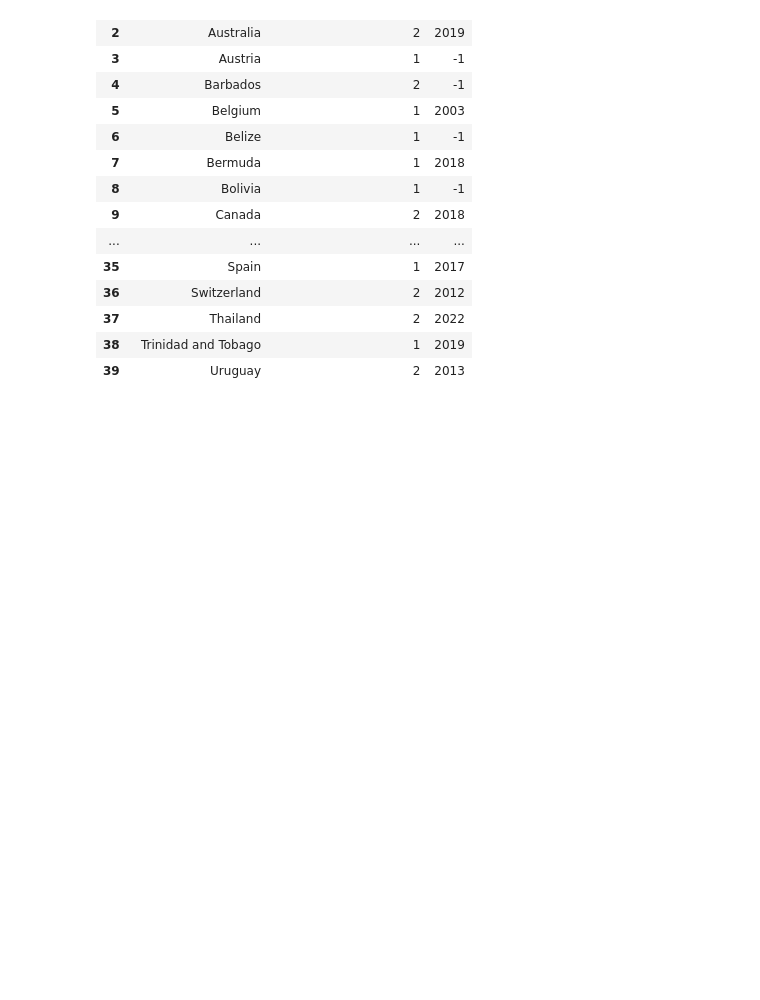
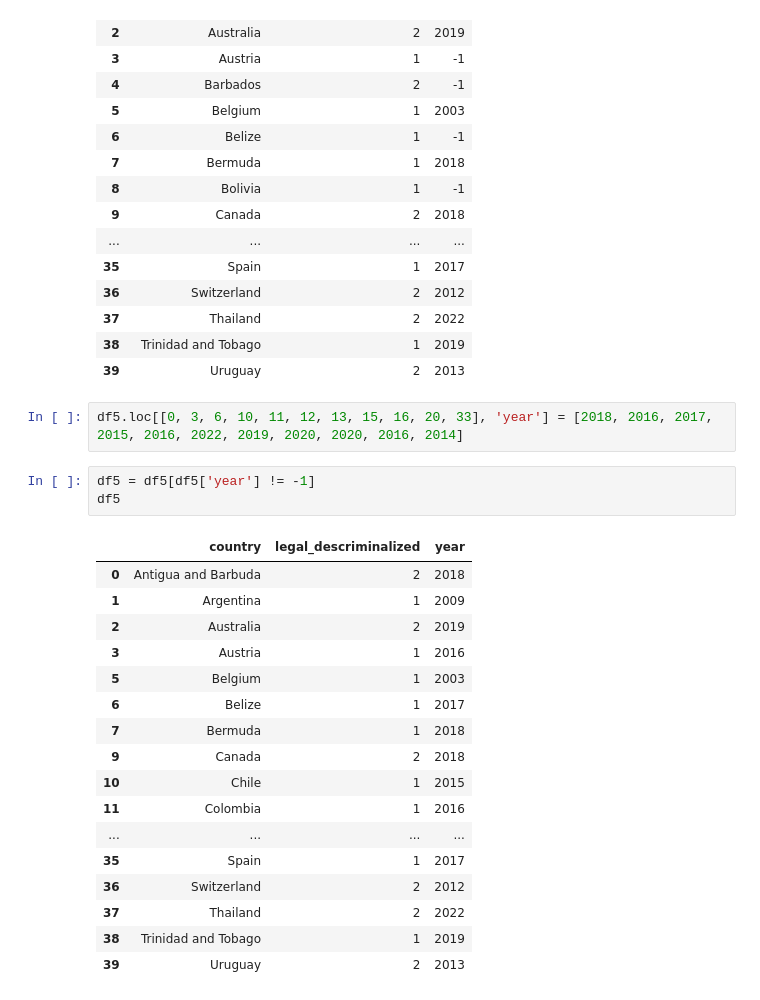
Before and after one commit to DemianFigueiredo/s_elt_project, a Jupyter notebook: notebook/legal_descriminalized.ipynb, the cells around one changed output. Drawn from its saved outputs; the diff is of its cells as text; blank space fills up the shorter version.

```diff
--- a/Untitled.ipynb
+++ b/notebook/legal_descriminalized.ipynb
@@ -294,3 +294,26 @@ df5
 | 37 | Thailand | 2 | 2022 |
 | 38 | Trinidad and Tobago | 1 | 2019 |
 | 39 | Uruguay | 2 | 2013 |
+# %%
+df5.loc[[0, 3, 6, 10, 11, 12, 13, 15, 16, 20, 33], 'year'] = [2018, 2016, 2017, 2015, 2016, 2022, 2019, 2020, 2020, 2016, 2014]
+# %%
+df5 = df5[df5['year'] != -1]
+df5
+# %% [output]
+|  | country | legal_descriminalized | year |
+| 0 | Antigua and Barbuda | 2 | 2018 |
+| 1 | Argentina | 1 | 2009 |
+| 2 | Australia | 2 | 2019 |
+| 3 | Austria | 1 | 2016 |
+| 5 | Belgium | 1 | 2003 |
+| 6 | Belize | 1 | 2017 |
+| 7 | Bermuda | 1 | 2018 |
+| 9 | Canada | 2 | 2018 |
+| 10 | Chile | 1 | 2015 |
+| 11 | Colombia | 1 | 2016 |
+| ... | ... | ... | ... |
+| 35 | Spain | 1 | 2017 |
+| 36 | Switzerland | 2 | 2012 |
+| 37 | Thailand | 2 | 2022 |
+| 38 | Trinidad and Tobago | 1 | 2019 |
+| 39 | Uruguay | 2 | 2013 |
```
Also changed, not shown: parts of 14 cells of this notebook, 14 other files.
